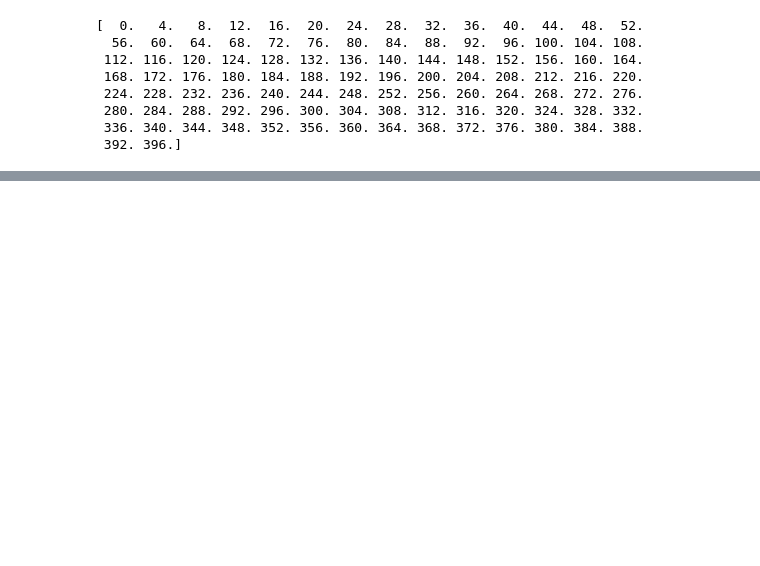
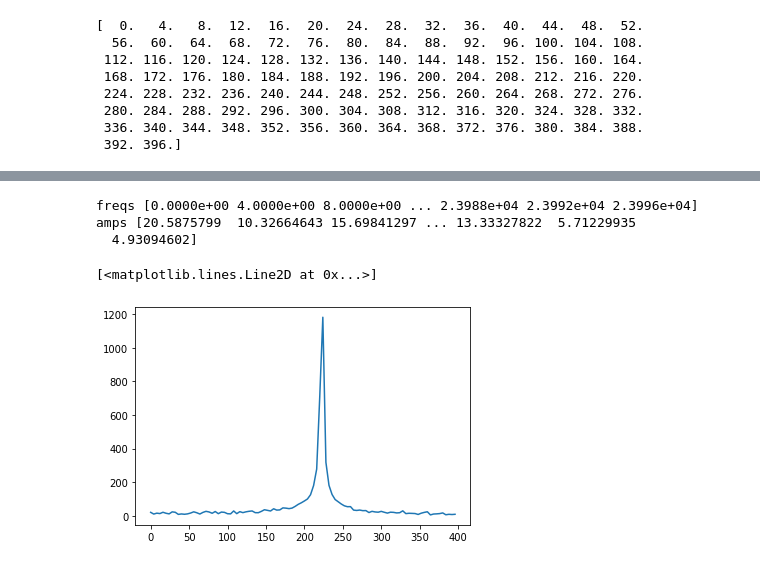
Before and after one commit to anandkrishnakumar/musicr, a Jupyter notebook: notebooks/FrequencyDomain.ipynb, the cells around one changed output, grey strips where cells are left out. Cells and saved outputs as stored; diff of their text form; code cells hidden in the pictures; blank space fills up the shorter version.

```diff
--- a/notebooks/FrequencyDomain.ipynb
+++ b/notebooks/FrequencyDomain.ipynb
@@ -114,0 +115,34 @@ frequencies[np.argmax(abs(example_freq_dom))]
+# %%
+def chunk_to_FreqDom(wave,sr):
+    #apply fft
+    freq_dom = np.fft.fft(wave,n = len(wave))
+
+    freq_dom = freq_dom[range(int(len(wave)/2))]
+
+    tpCount  = len(wave)
+
+    values  = np.arange(int(tpCount/2))
+
+    timePeriod  = tpCount/sr
+
+    #compute the frequencies at which each amplitude is calculated
+    frequencies = values/timePeriod
+
+    amplitudes = abs(freq_dom)
+
+    return frequencies,amplitudes
+# %%
+print('freqs',chunk_to_FreqDom(example_wave,sr)[0])
+print('amps',chunk_to_FreqDom(example_wave,sr)[1])
+
+freqs_testing = chunk_to_FreqDom(example_wave,sr)[0]
+amps_testing = chunk_to_FreqDom(example_wave,sr)[1]
+# %% [output]
+freqs [0.0000e+00 4.0000e+00 8.0000e+00 ... 2.3988e+04 2.3992e+04 2.3996e+04]
+amps [20.5875799  10.32664643 15.69841297 ... 13.33327822  5.71229935
+  4.93094602]
+# %%
+plt.plot(chunk_to_FreqDom(example_wave,sr)[0][:100],chunk_to_FreqDom(example_wave,sr)[1][:100])
+# %% [output]
+[<matplotlib.lines.Line2D at 0x...>]
+[figure, added]
```
Also changed, not shown: parts of 23 cells of this notebook, 2 other files.
